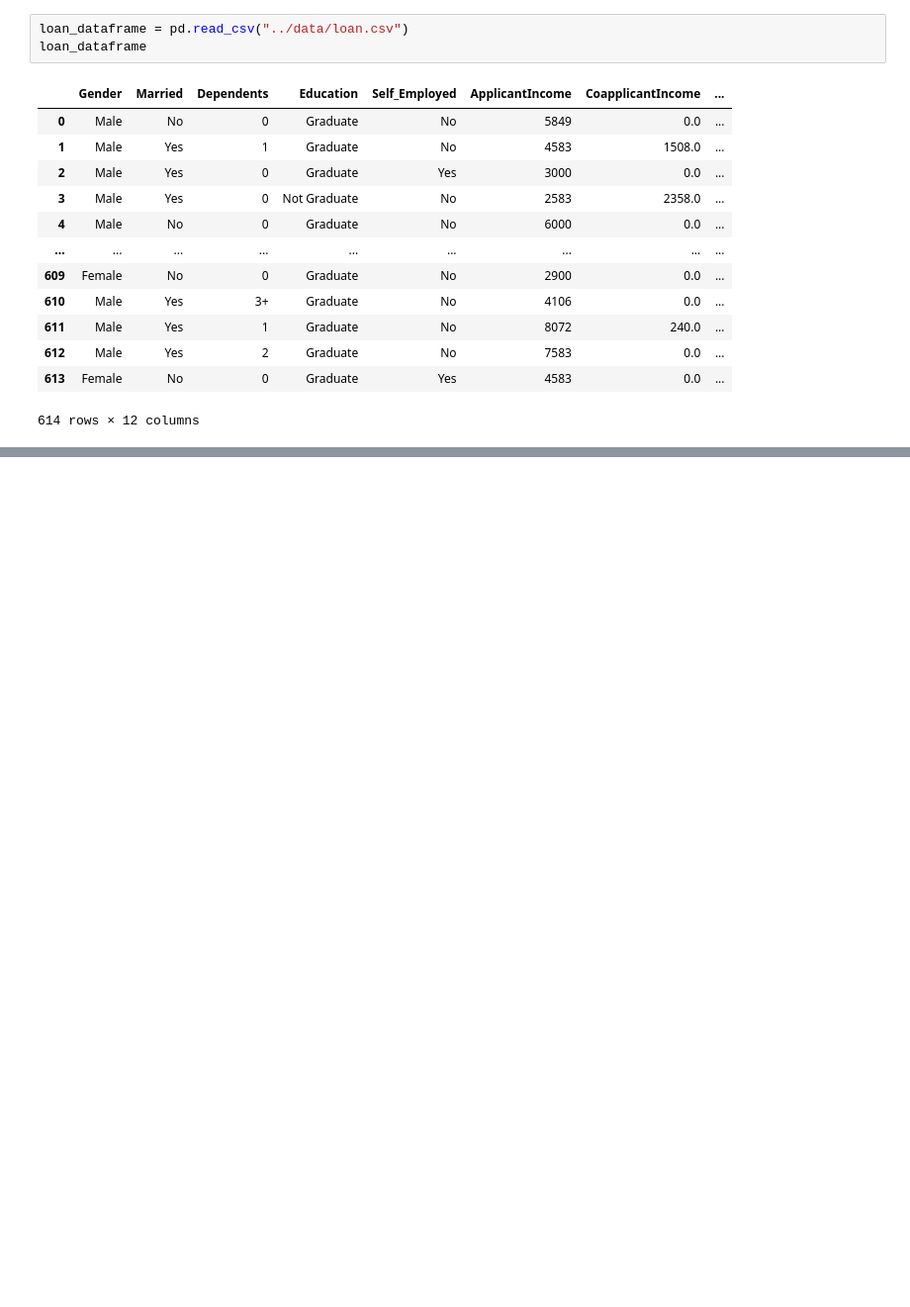
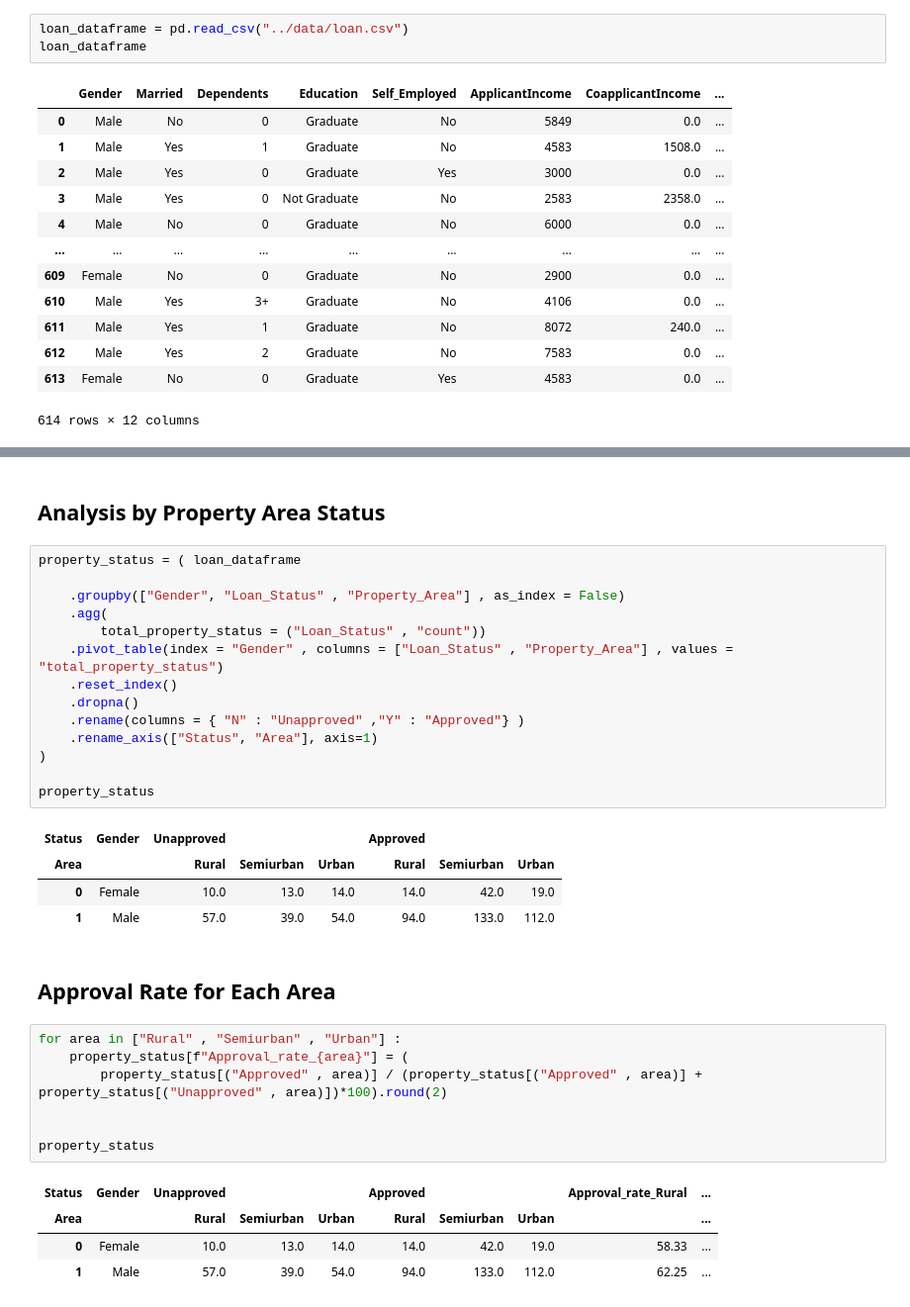
Before and after one commit to Alirezasmoradi/Dnkr_Loan_PJ, a Jupyter notebook: loan_pj.ipynb, the cells around one changed output, grey strips where cells are left out. Shown: that part at 99% size. Saved outputs shown, nothing was run; the diff lists cells and outputs as text; blank space fills up the shorter version.

```diff
--- a/loan_pj.ipynb
+++ b/loan_pj.ipynb
@@ -33,0 +630,35 @@ loan_dataframe
+# %% [markdown]
+## Analysis by Property Area Status ##
+# %%
+property_status = ( loan_dataframe
+
+    .groupby(["Gender", "Loan_Status" , "Property_Area"] , as_index = False)
+    .agg(
+        total_property_status = ("Loan_Status" , "count"))
+    .pivot_table(index = "Gender" , columns = ["Loan_Status" , "Property_Area"] , values = "total_property_status")
+    .reset_index()
+    .dropna()
+    .rename(columns = { "N" : "Unapproved" ,"Y" : "Approved"} )
+    .rename_axis(["Status", "Area"], axis=1)
+)
+
+property_status
+# %% [output]
+| Status | Gender | Unapproved |  |  | Approved |  |  |
+| Area |  | Rural | Semiurban | Urban | Rural | Semiurban | Urban |
+| 0 | Female | 10.0 | 13.0 | 14.0 | 14.0 | 42.0 | 19.0 |
+| 1 | Male | 57.0 | 39.0 | 54.0 | 94.0 | 133.0 | 112.0 |
+# %% [markdown]
+## Approval Rate for Each Area ##
+# %%
+for area in ["Rural" , "Semiurban" , "Urban"] :
+    property_status[f"Approval_rate_{area}"] = (
+        property_status[("Approved" , area)] / (property_status[("Approved" , area)] + property_status[("Unapproved" , area)])*100).round(2)
+
+
+property_status
+# %% [output]
+| Status | Gender | Unapproved |  |  | Approved |  |  | Approval_rate_Rural | ... |
+| Area |  | Rural | Semiurban | Urban | Rural | Semiurban | Urban |  | ... |
+| 0 | Female | 10.0 | 13.0 | 14.0 | 14.0 | 42.0 | 19.0 | 58.33 | ... |
+| 1 | Male | 57.0 | 39.0 | 54.0 | 94.0 | 133.0 | 112.0 | 62.25 | ... |
```
Also changed, not shown: parts of 29 cells of this notebook, 1 other file.
